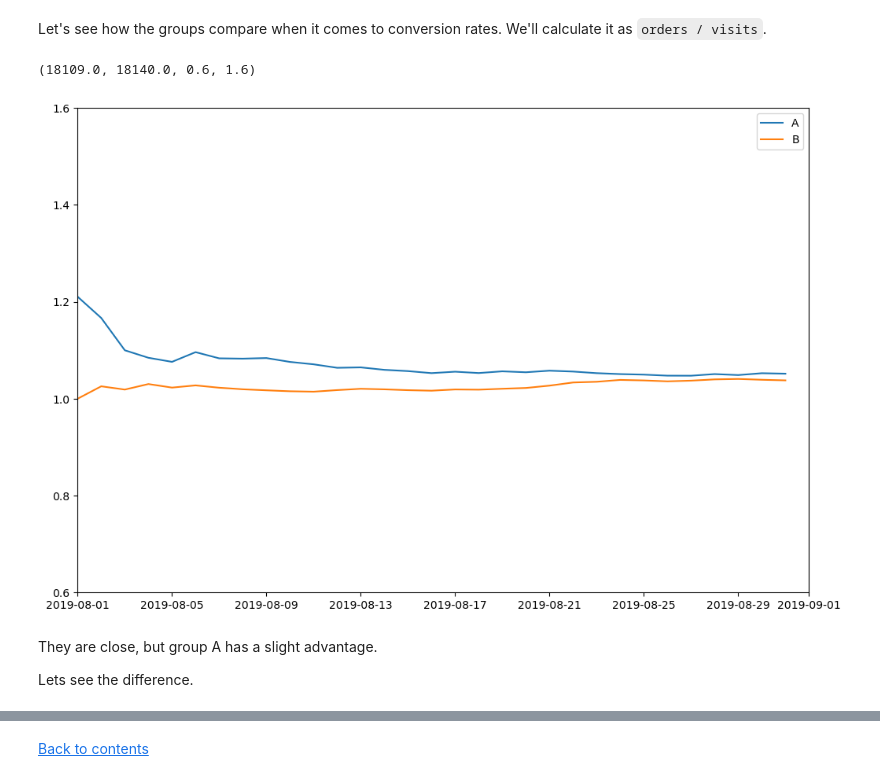
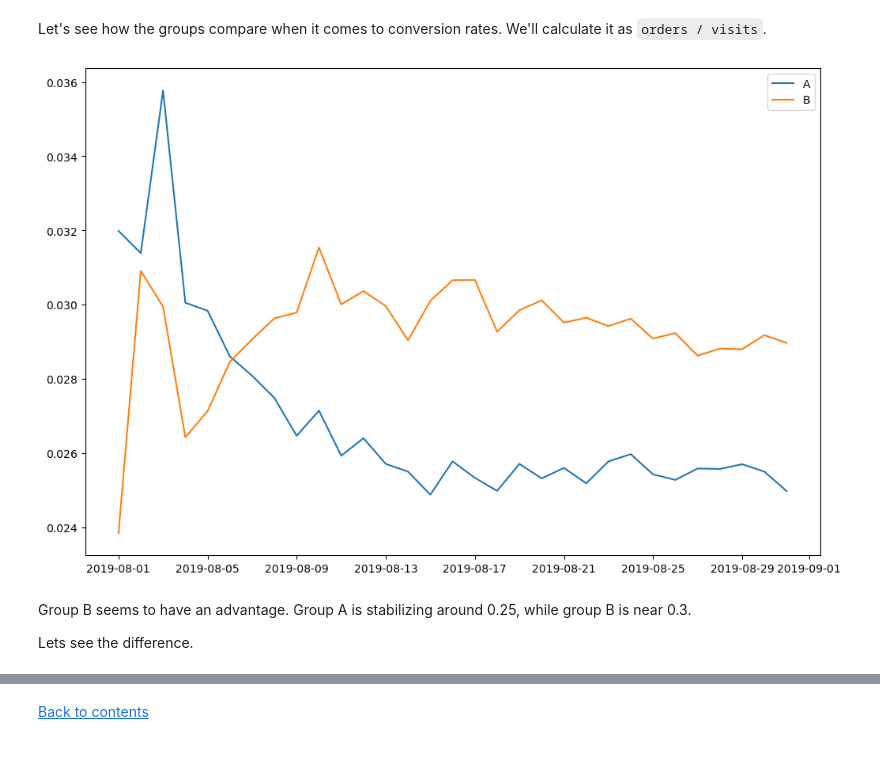
Before and after one commit to Silverscale/Tripleten-A-B-testing, a Jupyter notebook: A_B_testing.ipynb, the cells around one changed output, grey strips where cells are left out. Drawn from its saved outputs; the diff is of its cells as text; code cells hidden in the pictures; blank space fills up the shorter version.

Commit message:
Cumulative Visits fix

```diff
--- a/A_B_testing.ipynb
+++ b/A_B_testing.ipynb
@@ -365,7 +366,31 @@ cumulativeData = datesGroups.apply(
     ),
     axis=1
 ).sort_values(by=['date', 'group'])
-cumulativeData.columns = ['date', 'group', 'orders', 'visits', 'revenue']
+cumulativeData.columns = ['date', 'group', 'orders', 'buyers', 'revenue']
+
+# Calculate the cumulative visits
+cumulativeVisits = datesGroups.apply(
+    lambda x: visits[
+        np.logical_and(
+            visits['date'] <= x['date'],
+            visits['group'] == x['group']
+        )
+    ].agg(
+        {
+            'date': 'max',
+            'group': get_group,
+            'visits': 'sum'
+        }
+    ),
+    axis=1
+).sort_values(by=['date', 'group'])
+cumulativeVisits.columns = ['date', 'group', 'visits']
+
+# Merge the cumulative data
+cumulativeData = cumulativeData.merge(
+    cumulativeVisits,
+    on=['date', 'group']
+)
 # %%
 cumulativeRevenueA = (cumulativeData.query('group == "A"'))[['date', 'revenue', 'orders']]
 cumulativeRevenueB = (cumulativeData.query('group == "B"'))[['date', 'revenue', 'orders']]
@@ -449,23 +474,21 @@ conversionB['conversion'] = conversionB['orders'] / conversionB['visits']
 # %%
 plt.figure(figsize=(12,8))
 plt.plot(
     conversionA['date'],
     conversionA['conversion'],
     label='A'
 )
 plt.plot(
     conversionB['date'],
     conversionB['conversion'],
     label='B'
 )
 plt.legend();
 format='%Y-%m-%d'
-plt.axis([dt.datetime.strptime("2019-08-01", format), dt.datetime.strptime('2019-09-01', format), .6, 1.6])
 # %% [output]
-(18109.0, 18140.0, 0.6, 1.6)
-[figure, old version]
+[figure, new version]
 # %% [markdown]
-They are close, but group A has a slight advantage.
+Group B seems to have an advantage. Group A is stabilizing around 0.25, while group B is near 0.3.
 
 Lets see the difference.
 # %%
```
Also changed, not shown: parts of 8 cells of this notebook.
